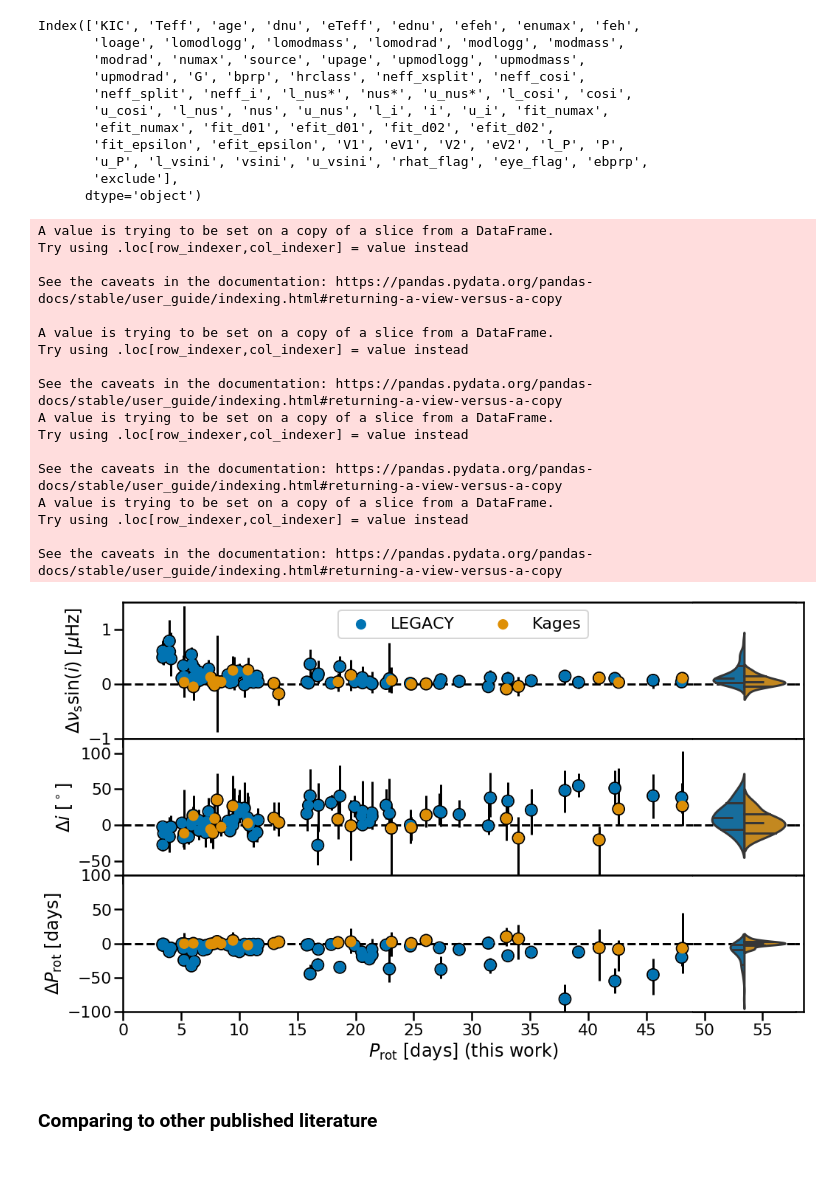
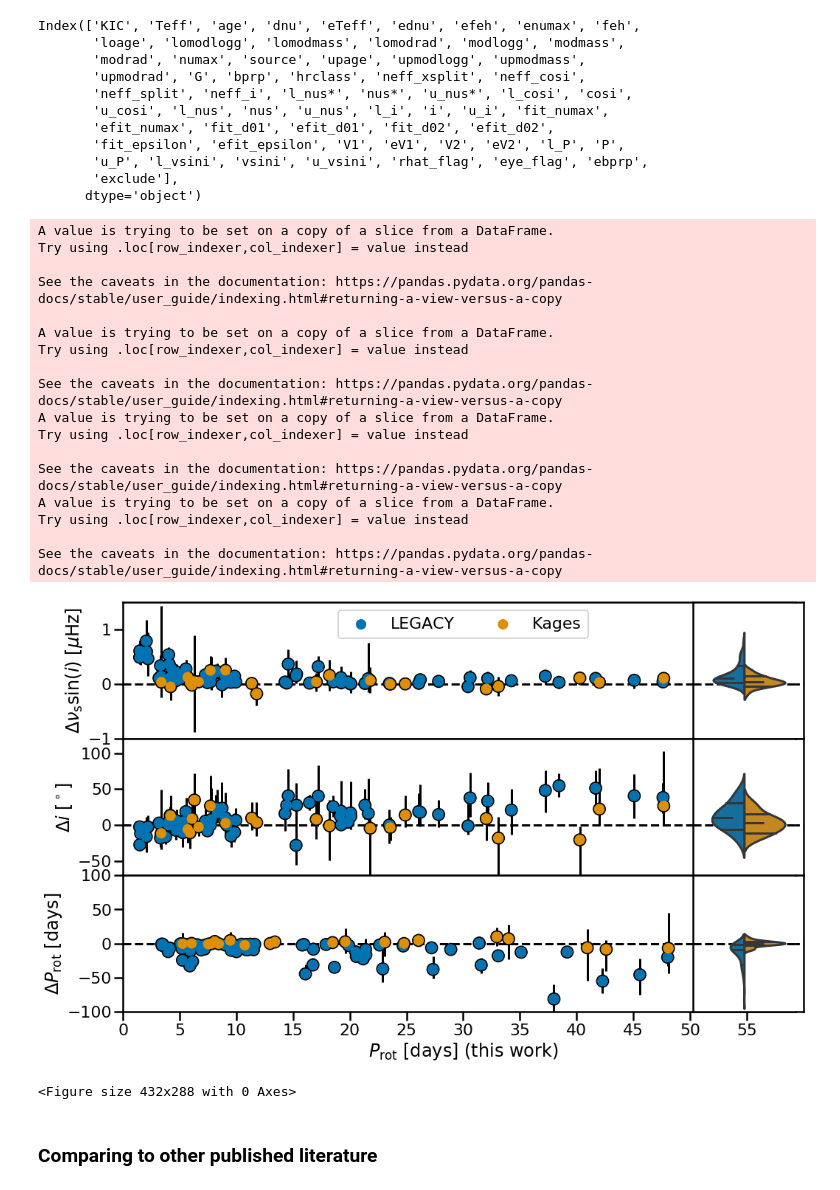
Before and after one commit to ojhall94/malatium, a Jupyter notebook: paper/literature_comparisons.ipynb, the cells around one changed output. Drawn from its saved outputs; the diff is of its cells as text; code cells hidden in the pictures.

```diff
--- a/paper/literature_comparisons.ipynb
+++ b/paper/literature_comparisons.ipynb
@@ -170,7 +170,7 @@ sns.violinplot(x='x', y='Dnus*', hue='label',
                inner='quartile',
                data=col, palette=cmap, split=True, ax = iax0, legend=False)
 iax0.spines['right'].set_visible(False)
-iax0.spines['left'].set_visible(False)
+iax0.spines['left'].set_visible(True)
 iax0.get_xaxis().set_visible(False)
 iax0.get_yaxis().set_visible(False)
 iax0.axhline(0, ls='--', c='k', zorder=0)
@@ -184,7 +184,7 @@ sns.violinplot(x='x', y='Di', hue='label', data=col,
                 inner='quartile',
                 palette=cmap, split=True, ax = iax1, legend=False)
 iax1.spines['right'].set_visible(False)
-iax1.spines['left'].set_visible(False)
+iax1.spines['left'].set_visible(True)
 iax1.get_xaxis().set_visible(False)
 iax1.get_yaxis().set_visible(False)
 iax1.axhline(0, ls='--', c='k', zorder=0)
@@ -198,39 +198,41 @@ sns.violinplot(x='x', y='DP', hue='label', data=col,
                 inner='quartile',
                 palette=cmap, split=True, ax = iax2, legend=False)
 iax2.spines['right'].set_visible(False)
-iax2.spines['left'].set_visible(False)
+iax2.spines['left'].set_visible(True)
 iax2.get_xaxis().set_visible(False)
 iax2.get_yaxis().set_visible(False)
 iax2.axhline(0, ls='--', c='k', zorder=0)
 iax2.legend_.remove()
-ax2.set_xlim(0, 58.5)
+ax2.set_xlim(2, 60)
 ax2.set_ylim(-100, 100)
 iax2.set_ylim(-100, 100)
 ax0.legend(ncol=2, loc='upper center')# bbox_to_anchor=[0.63,1.25,0.0,0.0])
 
 ax2.set_xticks(np.arange(0, 60, 5))
 
+plt.show()
 # plt.savefig('/home/oliver/Dropbox/Apps/Overleaf/Malatium/Images/litcomp.pdf', bbox_inches='tight', rasterized=True)
 plt.savefig('/Users/Oliver/Dropbox/Apps/Overleaf/Malatium/Images/litcomp.pdf', bbox_inches='tight', rasterized=True)
 # %% [output]
 A value is trying to be set on a copy of a slice from a DataFrame.
 Try using .loc[row_indexer,col_indexer] = value instead
 
 See the caveats in the documentation: https://pandas.pydata.org/pandas-docs/stable/user_guide/indexing.html#returning-a-view-versus-a-copy
 
 A value is trying to be set on a copy of a slice from a DataFrame.
 Try using .loc[row_indexer,col_indexer] = value instead
 
 See the caveats in the documentation: https://pandas.pydata.org/pandas-docs/stable/user_guide/indexing.html#returning-a-view-versus-a-copy
 A value is trying to be set on a copy of a slice from a DataFrame.
 Try using .loc[row_indexer,col_indexer] = value instead
 
 See the caveats in the documentation: https://pandas.pydata.org/pandas-docs/stable/user_guide/indexing.html#returning-a-view-versus-a-copy
 A value is trying to be set on a copy of a slice from a DataFrame.
 Try using .loc[row_indexer,col_indexer] = value instead
 
 See the caveats in the documentation: https://pandas.pydata.org/pandas-docs/stable/user_guide/indexing.html#returning-a-view-versus-a-copy
-[figure, old version]
+[figure, new version]
+<Figure size 432x288 with 0 Axes>
 # %% [markdown]
 ### Comparing to other published literature
 # %%
```
Also changed, not shown: 3 other files.
